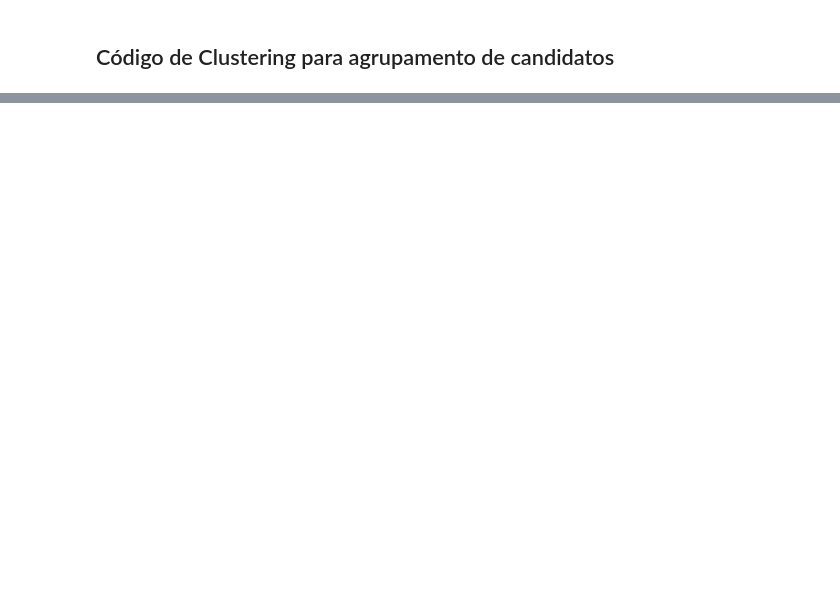
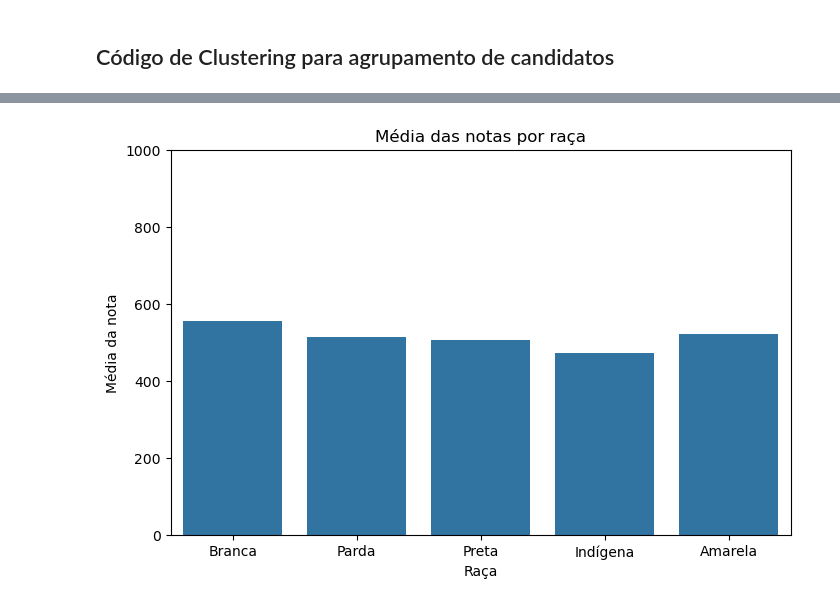
Before and after one commit to Vicente817/Grupo5_basico, a Jupyter notebook: tiago.ipynb, the cells around one changed output, grey strips where cells are left out. Cells and saved outputs as stored; diff of their text form; code cells hidden in the pictures; blank space fills up the shorter version.

```diff
--- a/tiago.ipynb
+++ b/tiago.ipynb
@@ -1,3 +3,30 @@
+# %%
+def remover_outliers_iqr(df, colunas=None, fator=1.5):
+    """
+    Remove outliers de colunas numéricas de um DataFrame usando o método do IQR.
+
+    Parâmetros:
+        df (pd.DataFrame): O DataFrame de entrada.
+        colunas (list ou None): Lista de colunas para aplicar o filtro. Se None, aplica em todas numéricas.
+        fator (float): Fator multiplicativo do IQR (padrão 1.5).
+
+    Retorna:
+        pd.DataFrame: DataFrame sem os outliers nas colunas especificadas.
+    """
+    df_limpo = df.copy()
+
+    if colunas is None:
+        colunas = df_limpo.select_dtypes(include='number').columns
+
+    for col in colunas:
+        Q1 = df_limpo[col].quantile(0.25)
+        Q3 = df_limpo[col].quantile(0.75)
+        IQR = Q3 - Q1
+        limite_inferior = Q1 - fator * IQR
+        limite_superior = Q3 + fator * IQR
+        df_limpo = df_limpo[(df_limpo[col] >= limite_inferior) & (df_limpo[col] <= limite_superior)]
+
+    return df_limpo
 # %% [markdown]
 ## Lendo o dataframe de microdados do ENEM
 #### rode esta célula pra reinicar o dataframe
@@ -289,0 +383,12 @@ plt.show()
+# %%
+# Gráfico de barras com a média da nota por raça
+plt.figure(figsize=(8,5))
+media_por_raca = df_plot.groupby('RACA_NOME')['NOTA_MEDIA'].mean().reindex(racas)
+sns.barplot(x=media_por_raca.index, y=media_por_raca.values)
+plt.title('Média das notas por raça')
+plt.xlabel('Raça')
+plt.ylabel('Média da nota')
+plt.ylim(0, 1000)  # Ajuste o limite conforme sua escala de nota
+plt.show()
+# %% [output]
+[figure, added]
```
Also changed, not shown: parts of 10 cells of this notebook, 2 other files.
